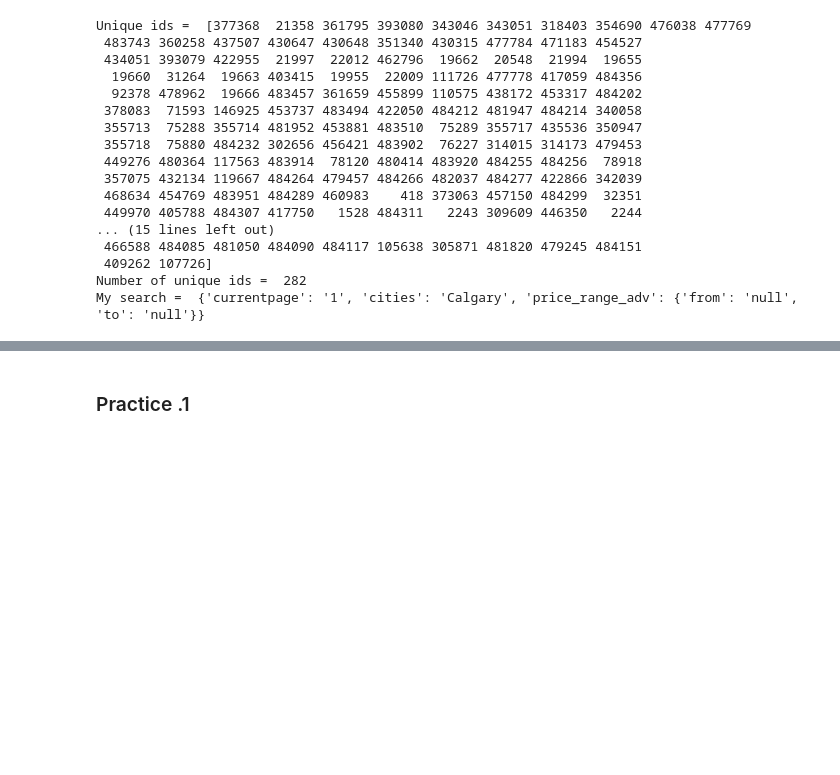
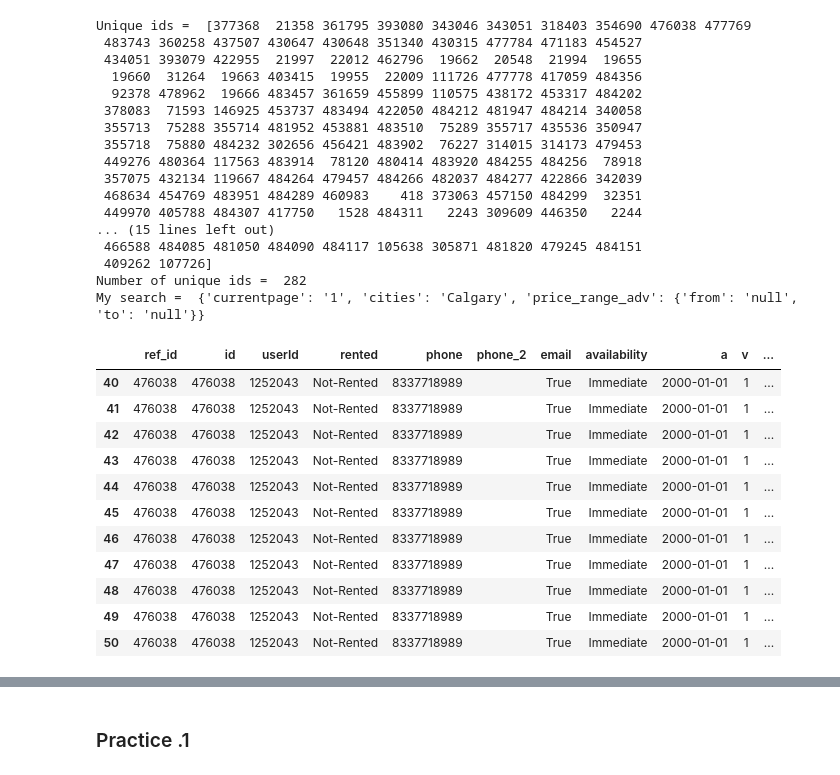
Before and after one commit to mitramir55/House-Price-Analyzer-Flask, a Jupyter notebook: 1-obs.ipynb, the cells around one changed output, grey strips where cells are left out. Cells and saved outputs as stored; diff of their text form; code cells hidden in the pictures; blank space fills up the shorter version.

```diff
--- a/1-obs.ipynb
+++ b/1-obs.ipynb
@@ -49,3 +49,18 @@ Unique ids =  [377368  21358 361795 393080 343046 343051 318403 354690 476038 47
  409262 107726]
 Number of unique ids =  282
 My search =  {'currentpage': '1', 'cities': 'Calgary', 'price_range_adv': {'from': 'null', 'to': 'null'}}
+# %%
+df.loc[40:50]
+# %% [output]
+|  | ref_id | id | userId | rented | phone | phone_2 | email | availability | a | v | ... |
+| 40 | 476038 | 476038 | 1252043 | Not-Rented | 8337718989 |  | True | Immediate | 2000-01-01 | 1 | ... |
+| 41 | 476038 | 476038 | 1252043 | Not-Rented | 8337718989 |  | True | Immediate | 2000-01-01 | 1 | ... |
+| 42 | 476038 | 476038 | 1252043 | Not-Rented | 8337718989 |  | True | Immediate | 2000-01-01 | 1 | ... |
+| 43 | 476038 | 476038 | 1252043 | Not-Rented | 8337718989 |  | True | Immediate | 2000-01-01 | 1 | ... |
+| 44 | 476038 | 476038 | 1252043 | Not-Rented | 8337718989 |  | True | Immediate | 2000-01-01 | 1 | ... |
+| 45 | 476038 | 476038 | 1252043 | Not-Rented | 8337718989 |  | True | Immediate | 2000-01-01 | 1 | ... |
+| 46 | 476038 | 476038 | 1252043 | Not-Rented | 8337718989 |  | True | Immediate | 2000-01-01 | 1 | ... |
+| 47 | 476038 | 476038 | 1252043 | Not-Rented | 8337718989 |  | True | Immediate | 2000-01-01 | 1 | ... |
+| 48 | 476038 | 476038 | 1252043 | Not-Rented | 8337718989 |  | True | Immediate | 2000-01-01 | 1 | ... |
+| 49 | 476038 | 476038 | 1252043 | Not-Rented | 8337718989 |  | True | Immediate | 2000-01-01 | 1 | ... |
+| 50 | 476038 | 476038 | 1252043 | Not-Rented | 8337718989 |  | True | Immediate | 2000-01-01 | 1 | ... |
```
Also changed, not shown: parts of 16 cells of this notebook.
